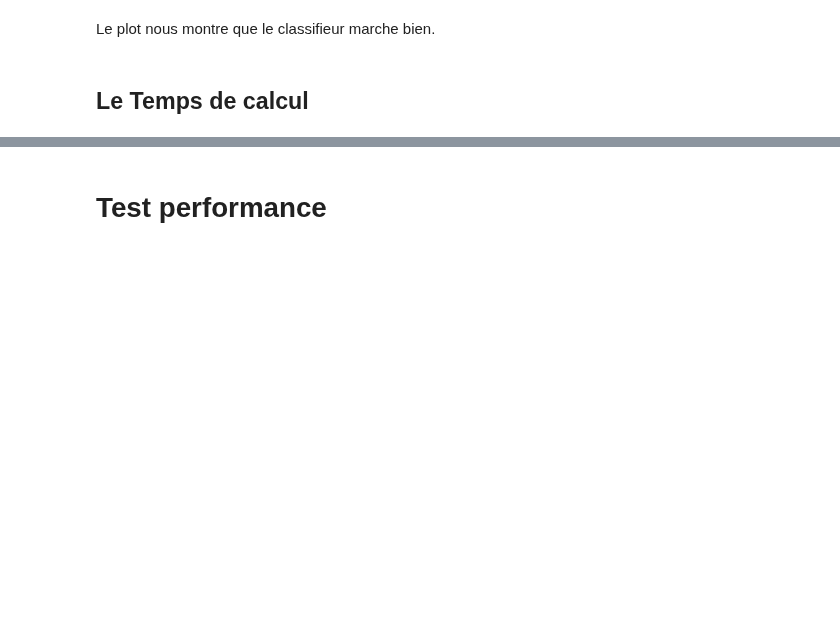
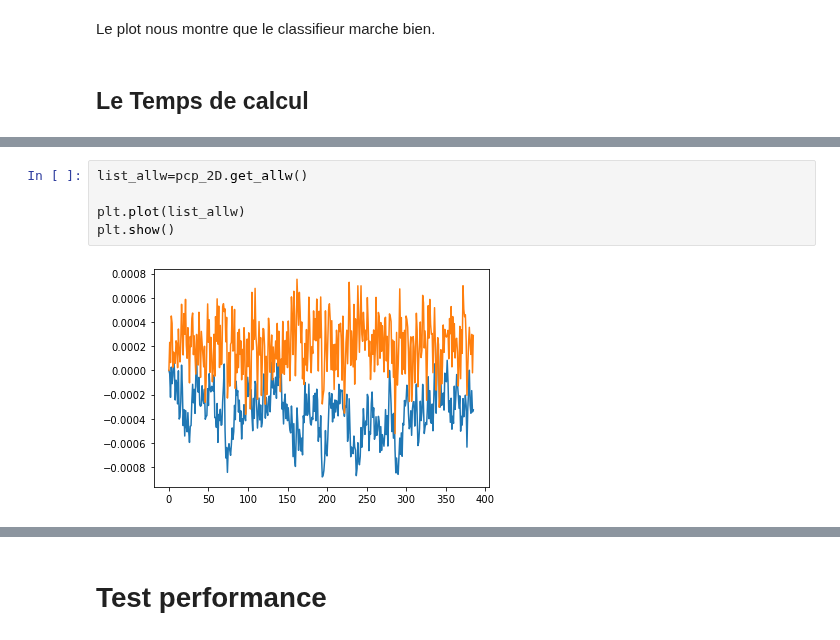
Before and after one commit to baris221/LU3IN026_TME, a Jupyter notebook: projet-1/projet-1.ipynb, the cells around one changed output, grey strips where cells are left out. Drawn from its saved outputs; the diff is of its cells as text; blank space fills up the shorter version.

```diff
--- a/projet-1/projet-1.ipynb
+++ b/projet-1/projet-1.ipynb
@@ -193,0 +246,7 @@ Le temps de calcul est  0.08161492347717285  en s
+# %%
+list_allw=pcp_2D.get_allw()
+
+plt.plot(list_allw)
+plt.show()
+# %% [output]
+[figure, added]
```
Also changed, not shown: parts of 17 cells of this notebook, 1 other file.
